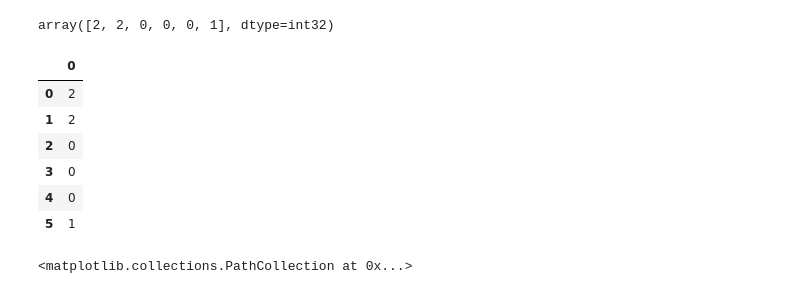
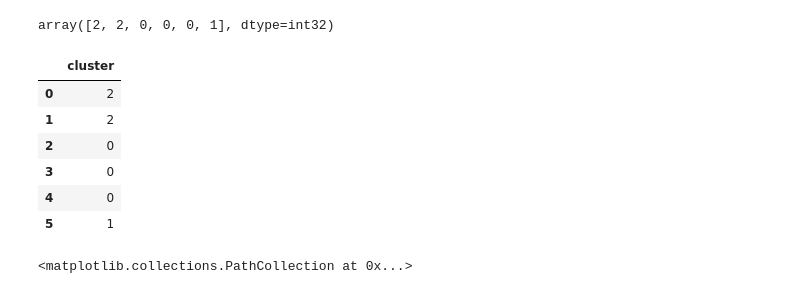
Before and after one commit to hemrajojha/CSC410, a Jupyter notebook: k_means.ipynb, the cells around one changed output. Saved outputs shown, nothing was run; the diff lists cells and outputs as text; code cells hidden in the pictures.

Commit message:
added cluster column heading in dataframe

```diff
--- a/k_means.ipynb
+++ b/k_means.ipynb
@@ -71,11 +71,11 @@ identified_clusters
 # %% [output]
 array([2, 2, 0, 0, 0, 1], dtype=int32)
 # %%
-#cluster_no= new pd.DataFrame['cluster']
-cluster_no=pd.DataFrame(identified_clusters)
+cluster_no= pd.DataFrame(columns=['cluster'])
+cluster_no['cluster']=identified_clusters
 cluster_no
 # %% [output]
-|  | 0 |
+|  | cluster |
 | 0 | 2 |
 | 1 | 2 |
 | 2 | 0 |
```
